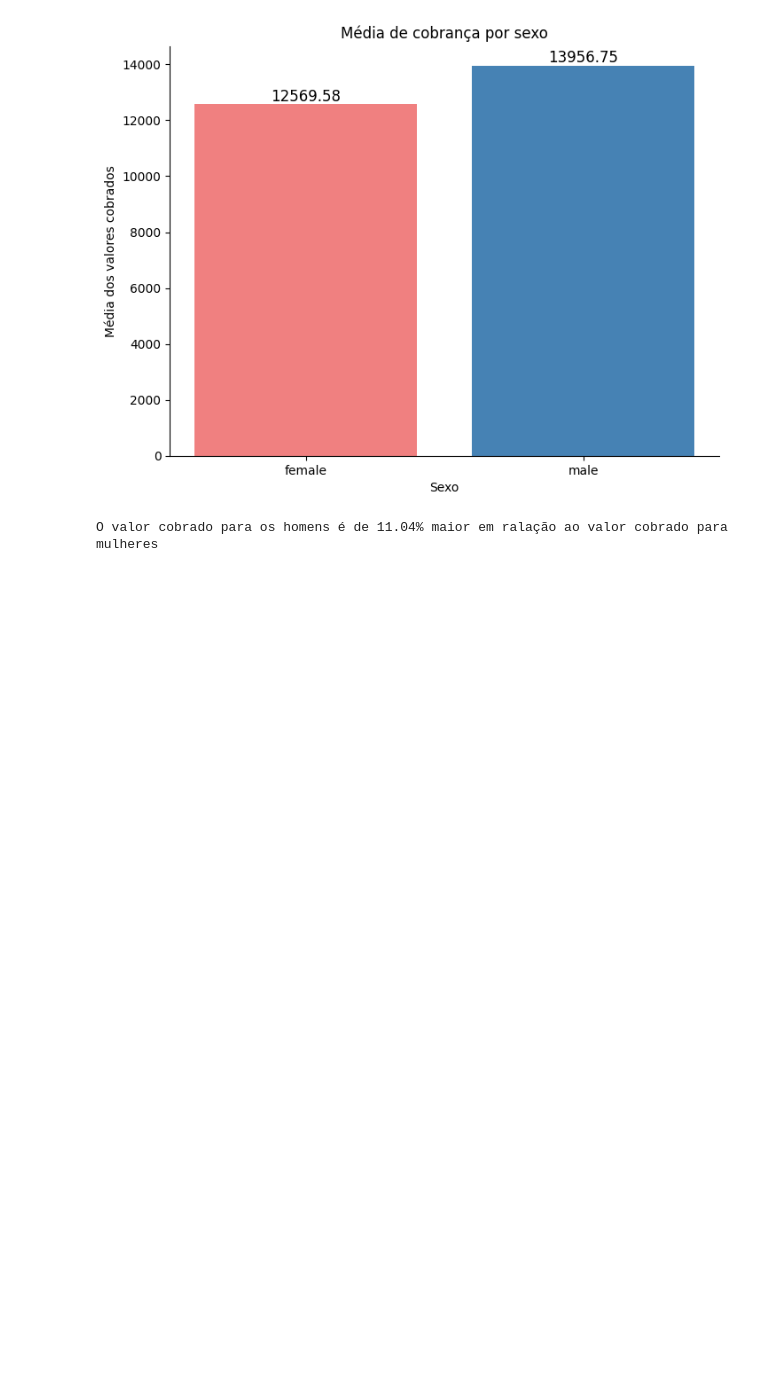
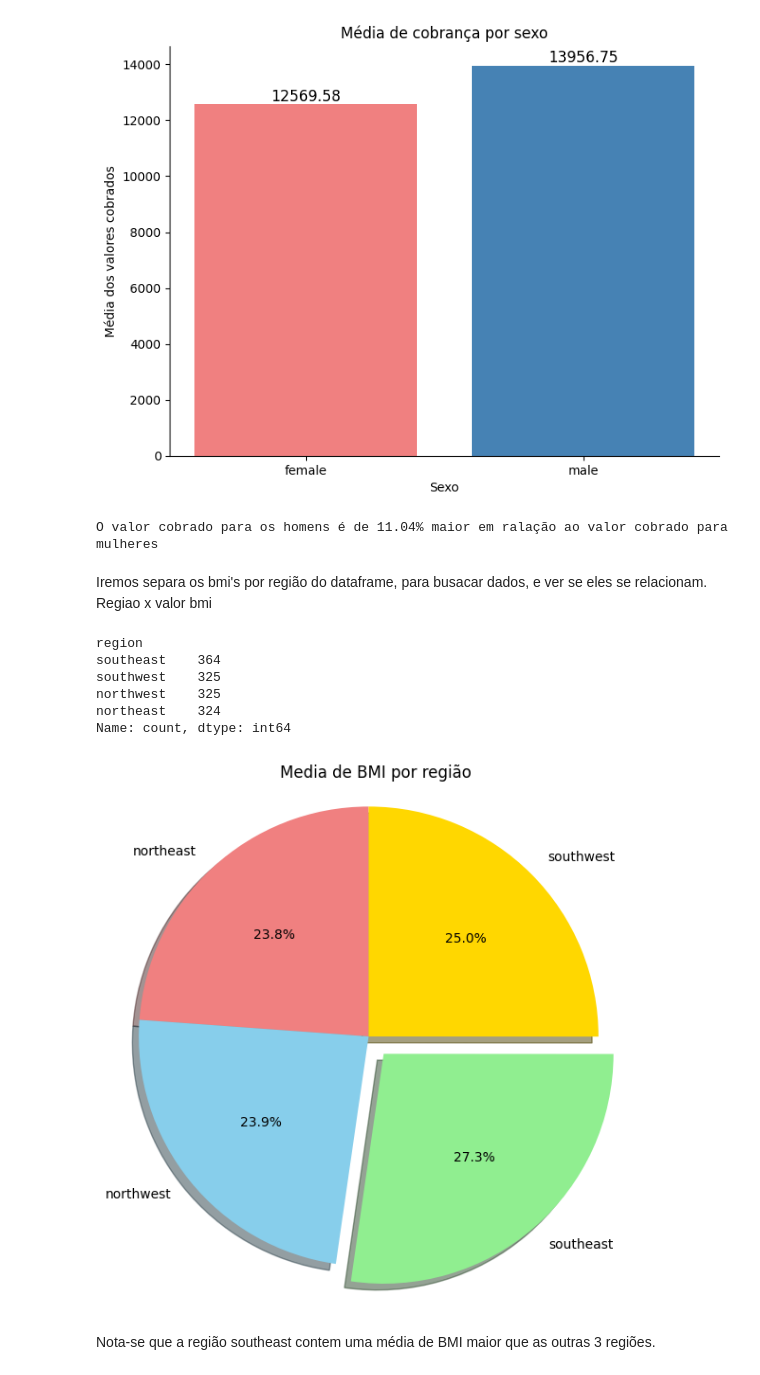
Before and after one commit to lucasghidini/analise-plano-de-saude, a Jupyter notebook: planosdesaude.ipynb, the cells around one changed output. Cells and saved outputs as stored; diff of their text form; code cells hidden in the pictures; blank space fills up the shorter version.

Commit message:
feat: bmi x regiao

```diff
--- a/planosdesaude.ipynb
+++ b/planosdesaude.ipynb
@@ -168,3 +168,28 @@ diferença_percente = (media_cobran_sex['male']-media_cobran_sex['female']) / me
 print(f'O valor cobrado para os homens é de {diferença_percente:.2f}% maior em ralação ao valor cobrado para mulheres')
 # %% [output]
 O valor cobrado para os homens é de 11.04% maior em ralação ao valor cobrado para mulheres
+# %% [markdown]
+Iremos separa os bmi's por região do dataframe, para busacar dados, e ver se eles se relacionam. Regiao x valor bmi
+# %%
+# Analisando quais regioes estao disponiveis no dataframe
+df['region'].value_counts()
+# %% [output]
+region
+southeast    364
+southwest    325
+northwest    325
+northeast    324
+Name: count, dtype: int64
+# %%
+media_bmi_por_regiao = df.groupby('region')['bmi'].mean()
+fig, ax = plt.subplots(figsize=(6,6))
+labels= media_bmi_por_regiao.index
+ax.pie(media_bmi_por_regiao.values,labels=labels ,autopct='%.1f%%', startangle=90, colors=['lightcoral', 'skyblue', 'lightgreen', 'gold'], shadow=True,explode=(0,0,0.1,0,))
+ax.set_title('Media de BMI por região')
+ax.axis('equal')
+plt.tight_layout()
+plt.show()
+# %% [output]
+[figure, added]
+# %% [markdown]
+Nota-se que a região southeast contem uma média de BMI maior que as outras 3 regiões.
```
